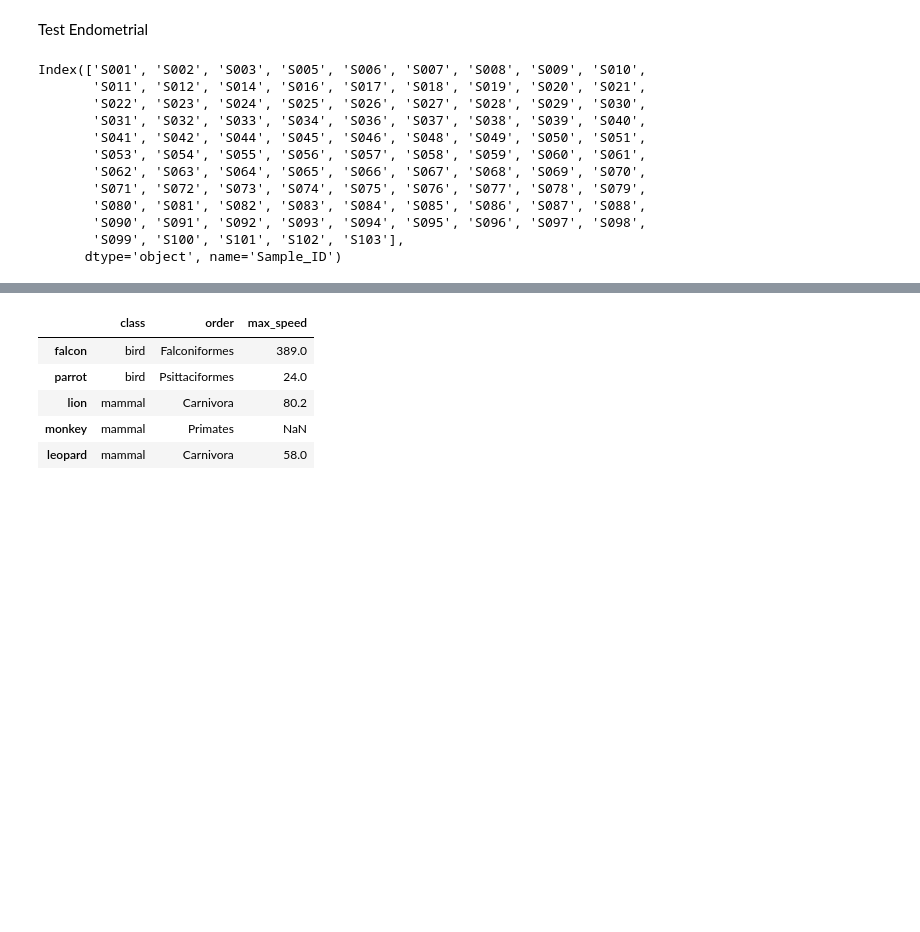
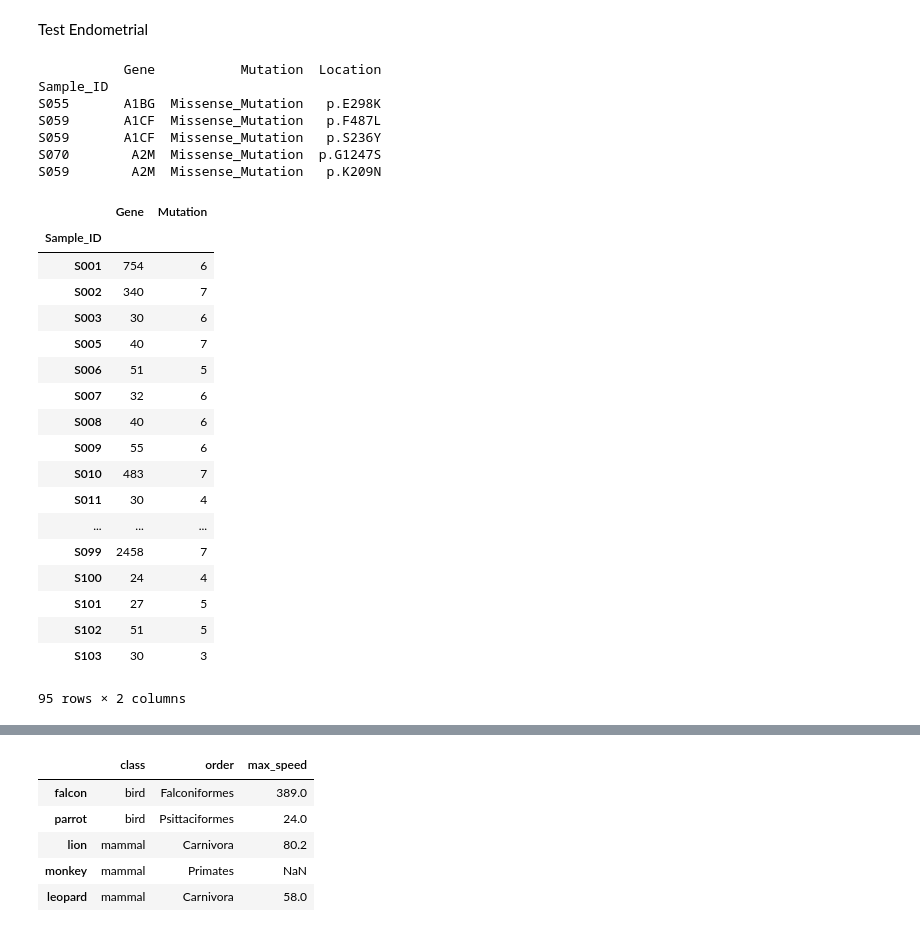
Before and after one commit to PayneLab/WhenMutationsMatter, a Jupyter notebook: Brittany/get_frequently_mutated rv Dan.ipynb, the cells around one changed output, grey strips where cells are left out. Drawn from its saved outputs; the diff is of its cells as text; code cells hidden in the pictures; blank space fills up the shorter version.

```diff
--- a/Brittany/get_frequently_mutated rv Dan.ipynb
+++ b/Brittany/get_frequently_mutated rv Dan.ipynb
@@ -104,20 +104,43 @@ def get_frequently_mutated(cancer_type, cutoff=.1):
     return freq_mutated_df
 # %% [markdown]
 Test Endometrial
-# %%
-somatic_mutations = en.get_mutations()
-somatic_mutations.head()
-somatic_mutations.index.drop_duplicates()
-# %% [output]
-Index(['S001', 'S002', 'S003', 'S005', 'S006', 'S007', 'S008', 'S009', 'S010',
-       'S011', 'S012', 'S014', 'S016', 'S017', 'S018', 'S019', 'S020', 'S021',
-       'S022', 'S023', 'S024', 'S025', 'S026', 'S027', 'S028', 'S029', 'S030',
-       'S031', 'S032', 'S033', 'S034', 'S036', 'S037', 'S038', 'S039', 'S040',
-       'S041', 'S042', 'S044', 'S045', 'S046', 'S048', 'S049', 'S050', 'S051',
-       'S053', 'S054', 'S055', 'S056', 'S057', 'S058', 'S059', 'S060', 'S061',
-       'S062', 'S063', 'S064', 'S065', 'S066', 'S067', 'S068', 'S069', 'S070',
-       'S071', 'S072', 'S073', 'S074', 'S075', 'S076', 'S077', 'S078', 'S079',
-       'S080', 'S081', 'S082', 'S083', 'S084', 'S085', 'S086', 'S087', 'S088',
-       'S090', 'S091', 'S092', 'S093', 'S094', 'S095', 'S096', 'S097', 'S098',
-       'S099', 'S100', 'S101', 'S102', 'S103'],
-      dtype='object', name='Sample_ID')
+# %%
+somatic_mutations = en.get_mutations()
+somatic_mutations.head()
+unique_genes = somatic_mutations['Gene'].unique()
+#somatic_mutations.index.drop_duplicates()
+list1 = ['A1CF', 'KRAS']
+#n = list(map(lambda gene: (somatic_mutations.loc[somatic_mutations['Gene'] == gene]).index.unique(), unique_genes))
+sorted_mut = somatic_mutations.sort_values(by='Gene')
+print(sorted_mut.head())
+len(somatic_mutations.loc[somatic_mutations['Gene'] == 'A1CF'].index.unique())
+n = list(map(lambda gene: somatic_mutations.loc[somatic_mutations['Gene'] == gene].index.unique(), list1))
+b = sorted_mut.groupby('Sample_ID').nunique()
+b.drop('Location', axis = 1)
+# %% [output]
+           Gene           Mutation  Location
+Sample_ID
+S055       A1BG  Missense_Mutation   p.E298K
+S059       A1CF  Missense_Mutation   p.F487L
+S059       A1CF  Missense_Mutation   p.S236Y
+S070        A2M  Missense_Mutation  p.G1247S
+S059        A2M  Missense_Mutation   p.K209N
+|  | Gene | Mutation |
+| Sample_ID |  |  |
+| S001 | 754 | 6 |
+| S002 | 340 | 7 |
+| S003 | 30 | 6 |
+| S005 | 40 | 7 |
+| S006 | 51 | 5 |
+| S007 | 32 | 6 |
+| S008 | 40 | 6 |
+| S009 | 55 | 6 |
+| S010 | 483 | 7 |
+| S011 | 30 | 4 |
+| ... | ... | ... |
+| S099 | 2458 | 7 |
+| S100 | 24 | 4 |
+| S101 | 27 | 5 |
+| S102 | 51 | 5 |
+| S103 | 30 | 3 |
+95 rows × 2 columns
```
Also changed, not shown: parts of 5 cells of this notebook.
